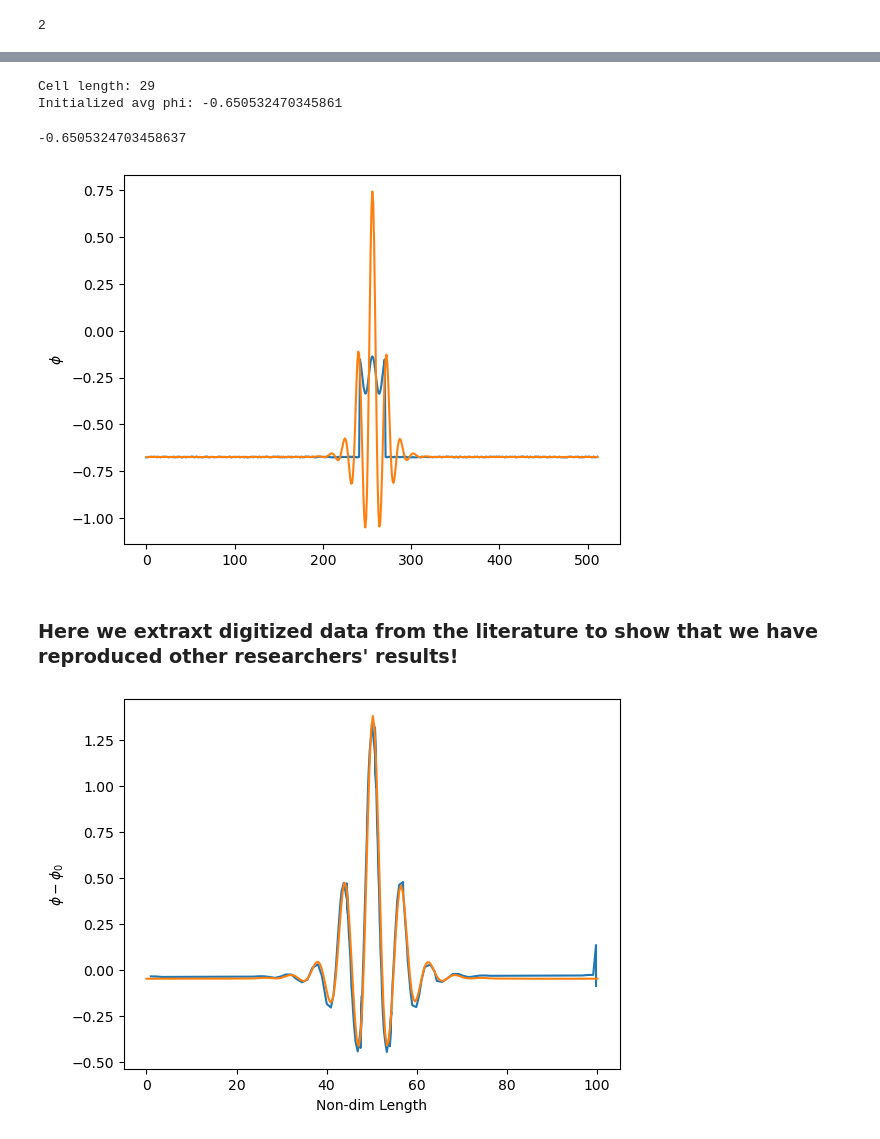
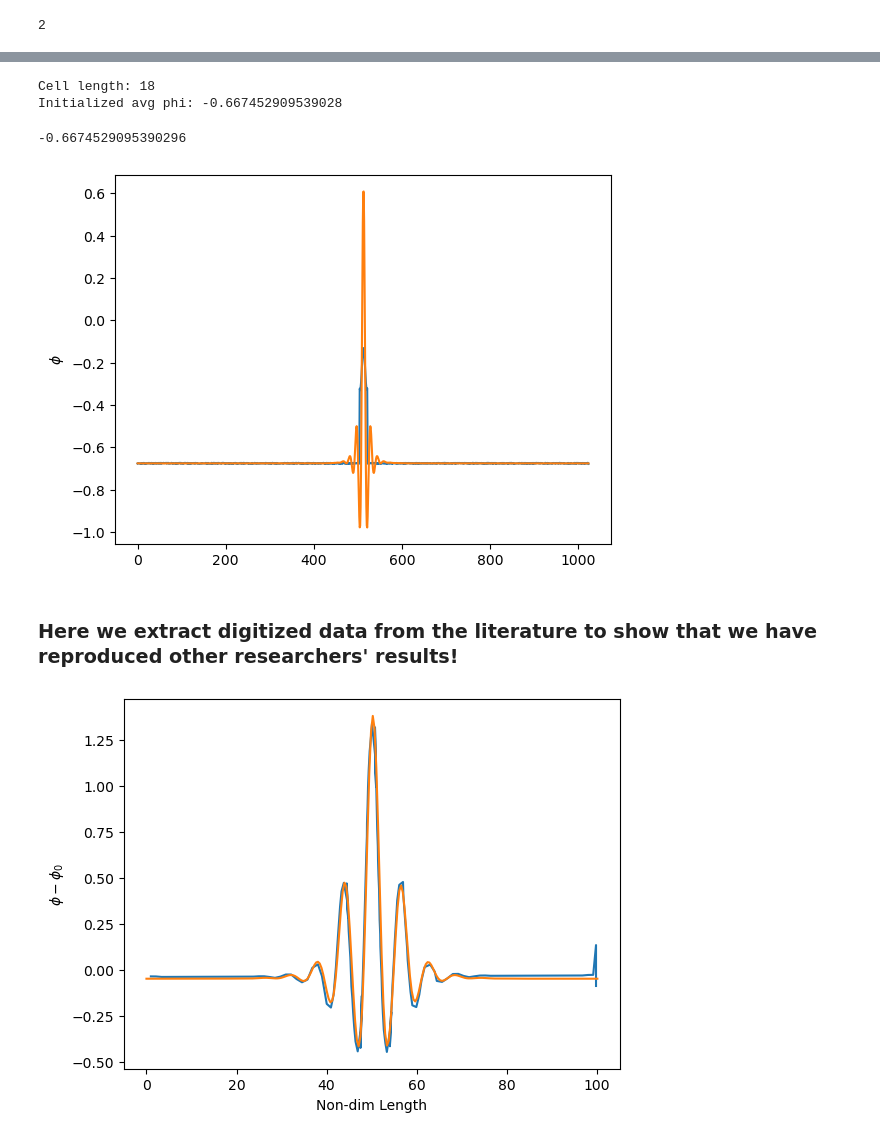
Before and after one commit to Twomac/pattern-formation-and-cellular-growth, a Jupyter notebook: Pystencils 1D Smectic Layering - 2D Special Case.ipynb, the cells around one changed output, grey strips where cells are left out. Saved outputs shown, nothing was run; the diff lists cells and outputs as text; code cells hidden in the pictures.

```diff
--- a/Pystencils 1D Smectic Layering - 2D Special Case.ipynb
+++ b/Pystencils 1D Smectic Layering - 2D Special Case.ipynb
@@ -13,12 +13,12 @@ import math
 import time
 %matplotlib inline
 # %%
-grid_points = 512
+grid_points = 1024
 dh = ps.create_data_handling(domain_size=(grid_points, 1), periodicity=True)  # able to organize data on 256x256 lattice
 μ_field = dh.add_array('mu', latex_name='μ', ghost_layers=2)  # chemical potential (functional derivative of free energy)
 c_field = dh.add_array('c', ghost_layers=2)  # raw concentration that free energy depends on
 # %%
-ε, q_0, γ = sp.symbols("ε q_0 γ")
+ε = sp.symbols("ε")
 
 c = c_field.center
 μ = μ_field.center
@@ -115,6 +117,7 @@ fourth_grad_mixed_discretized = 2*discretize_2ndorderPDEs(fourth_grad_mixed)
 
 
 μ_interface_deformation_discretized = fourth_grad_0_discretized + fourth_grad_1_discretized + fourth_grad_mixed_discretized
+μ_interface_deformation_discretized = ps.fd.expand_diff_linear(μ_interface_deformation_discretized)
 μ_interface_deformation_discretized
 # %% [output]
 $\displaystyle 42.049463315187 {c}_{(2,0)} + 42.049463315187 {c}_{(0,2)} + 42.049463315187 {c}_{(0,-2)} + 42.049463315187 {c}_{(-2,0)} + 840.989266303741 {c}_{(0,0)} - 336.395706521496 {c}_{(1,0)} - 336.395706521496 {c}_{(0,1)} + 84.0989266303741 {c}_{(1,1)} + 84.0989266303741 {c}_{(-1,1)} - 336.395706521496 {c}_{(0,-1)} + 84.0989266303741 {c}_{(1,-1)} + 84.0989266303741 {c}_{(-1,-1)} - 336.395706521496 {c}_{(-1,0)}$
@@ -266,22 +275,22 @@ Sim time:  113.27754759998061
 # %%
 #here we can play with a run quickly to see if the dynamics look alright without preparing it for animation
 
 #init()
-avg_phi = -0.65
+avg_phi = -0.667
 init_mixed_preperiod(avg_phi = avg_phi, amp=1/10)
 c_arr = dh.cpu_arrays['c'][2:-2,2]
 plt.plot(c_arr)
-timeloop(steps=1000000)
+timeloop(steps=2000000)
 plt.plot(c_arr)
 plt.ylabel(r'$\phi$')
 np.mean(c_arr)
 # %% [output]
-Cell length: 29
-Initialized avg phi: -0.650532470345861
+Cell length: 18
+Initialized avg phi: -0.667452909539028
--0.6505324703458637
+-0.6674529095390296
-[figure, old version]
+[figure, new version]
 # %% [markdown]
-### Here we extraxt digitized data from the literature to show that we have reproduced other researchers' results!
+### Here we extract digitized data from the literature to show that we have reproduced other researchers' results!
 # %%
 filename = '-0.625 odd 1 tall peak'
 lit_data = np.loadtxt(r'Paper ' + filename + ' Dataset.txt')
```
Also changed, not shown: parts of 14 cells of this notebook, 10 other files.
